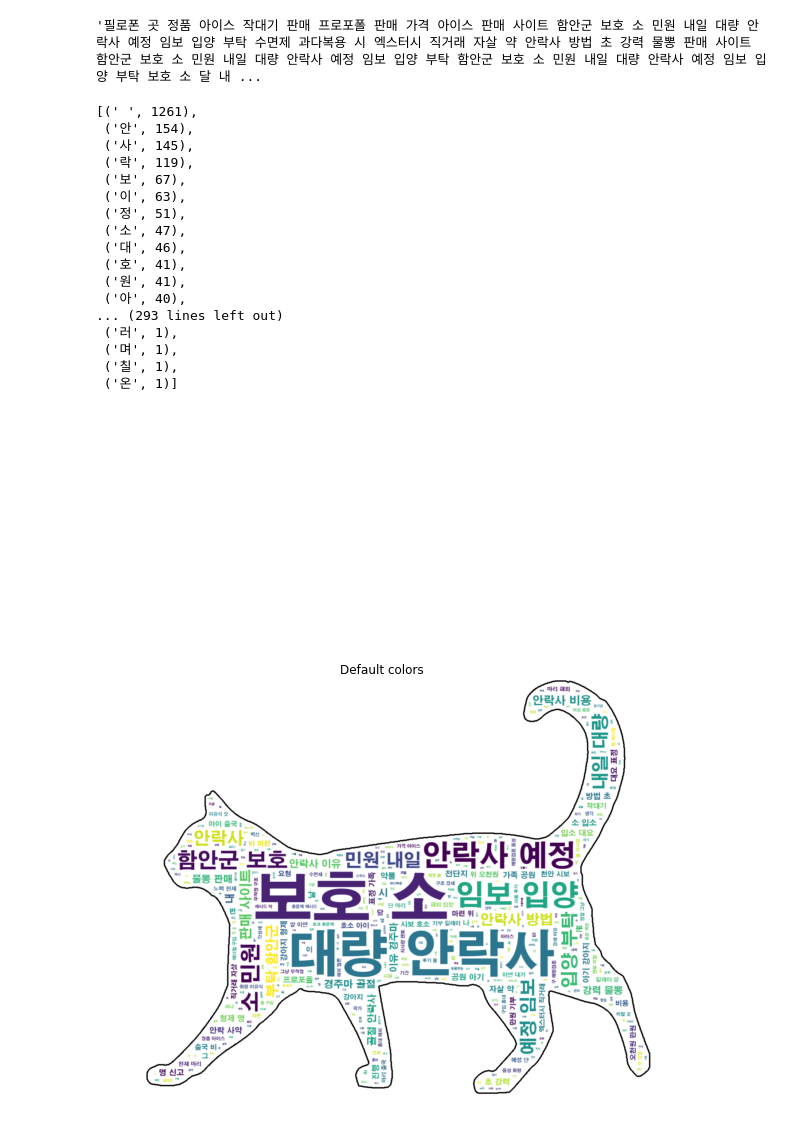
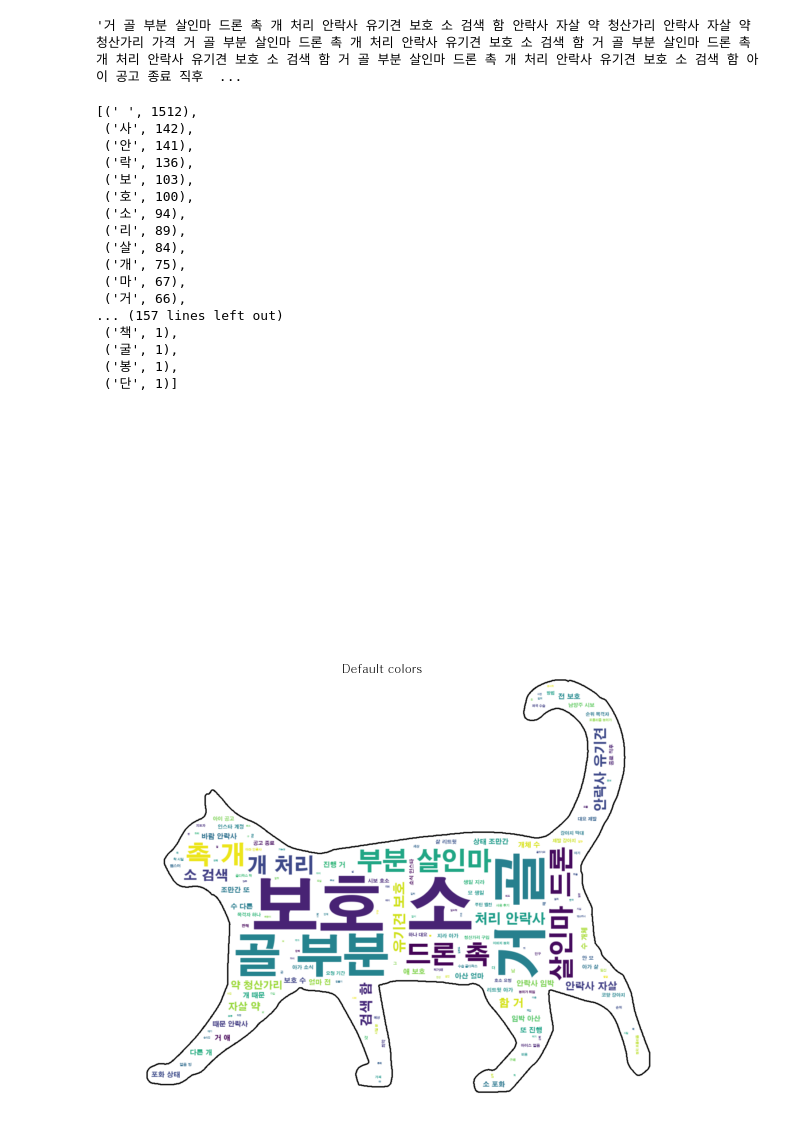
Before and after one commit to lsw6684/NLP_ML_Project, a Jupyter notebook: NLP.ipynb, the cells around one changed output. Cells and saved outputs as stored; diff of their text form; code cells hidden in the pictures.

```diff
--- a/NLP.ipynb
+++ b/NLP.ipynb
@@ -12,7 +12,7 @@ auth.set_access_token(token, s_token)
 # twitter API 생성
 api = tweepy.API(auth)
 keyword = '안락사'
-tweets = api.search(keyword, count = 3000) # 트윗 개수(RT는 밑 함수에서 제거)
+tweets = api.search(keyword, count = 2000) # 트윗 개수(RT는 밑 함수에서 제거)
 result = []
 
 
@@ -91,5 +73,6 @@ morph_list
  ...]
 # %%
+# morph 사용할 때 실행.
 import re
 
 str_txt = ''
@@ -102,40 +85,43 @@ for i in morph_list:
                       .replace(')', '')) + ' ' # RT, 개행 제거
 str_txt
 # %% [output]
-'필로폰 곳 정품 아이스 작대기 판매 프로포폴 판매 가격 아이스 판매 사이트 함안군 보호 소 민원 내일 대량 안락사 예정 임보 입양 부탁 수면제 과다복용 시 엑스터시 직거래 자살 약 안락사 방법 초 강력 물뽕 판매 사이트 함안군 보호 소 민원 내일 대량 안락사 예정 임보 입양 부탁 함안군 보호 소 민원 내일 대량 안락사 예정 임보 입양 부탁 보호 소 달 내 ...
+'거 골 부분 살인마 드론 촉 개 처리 안락사 유기견 보호 소 검색 함 안락사 자살 약 청산가리 안락사 자살 약 청산가리 가격 거 골 부분 살인마 드론 촉 개 처리 안락사 유기견 보호 소 검색 함 거 골 부분 살인마 드론 촉 개 처리 안락사 유기견 보호 소 검색 함 거 골 부분 살인마 드론 촉 개 처리 안락사 유기견 보호 소 검색 함 아이 공고 종료 직후  ...
 # %%
 from collections import Counter
 c = Counter(str_txt).most_common()
-Counter(str_txt).most_common()
+c
 # %% [output]
-[(' ', 1261),
- ('안', 154),
- ('사', 145),
- ('락', 119),
- ('보', 67),
- ('이', 63),
- ('정', 51),
- ('소', 47),
- ('대', 46),
- ('호', 41),
- ('원', 41),
- ('아', 40),
-... (293 lines left out)
- ('러', 1),
- ('며', 1),
- ('칠', 1),
- ('온', 1)]
+[(' ', 1512),
+ ('사', 142),
+ ('안', 141),
+ ('락', 136),
+ ('보', 103),
+ ('호', 100),
+ ('소', 94),
+ ('리', 89),
+ ('살', 84),
+ ('개', 75),
+ ('마', 67),
+ ('거', 66),
+... (157 lines left out)
+ ('책', 1),
+ ('굴', 1),
+ ('봉', 1),
+ ('단', 1)]
-# %%
-wc = WordCloud(font_path = 'C:/Windows/Fonts/H2GTRE.TTF', max_words=500, mask=mask, margin=10,
-               random_state=1, contour_color='black', background_color='white', contour_width=3).generate(str_txt)
-
-wc.to_file("a_new_hope.png")
-plt.axis("off")
-plt.figure(figsize=(10,10))
-plt.title("Default colors")
-plt.imshow(wc, interpolation="bilinear")
-plt.axis("off")
-plt.show()
-# %% [output]
-[figure, removed]
-[figure, removed]
+# %%
+wc = WordCloud(font_path = 'C:/Windows/Fonts/H2GTRE.TTF'
+               , max_words=300, mask=mask, margin=10
+               ,random_state=1, contour_color='black'
+               , background_color='white'
+               , contour_width=3).generate(str_txt)
+
+wc.to_file("a_new_hope.png")
+plt.axis("off")
+plt.figure(figsize=(10,10))
+plt.title("Default colors")
+plt.imshow(wc, interpolation="bilinear")
+plt.axis("off")
+plt.show()
+# %% [output]
+[figure, added]
+[figure, added]
```
Also changed, not shown: parts of 14 cells of this notebook, 20 other files.
